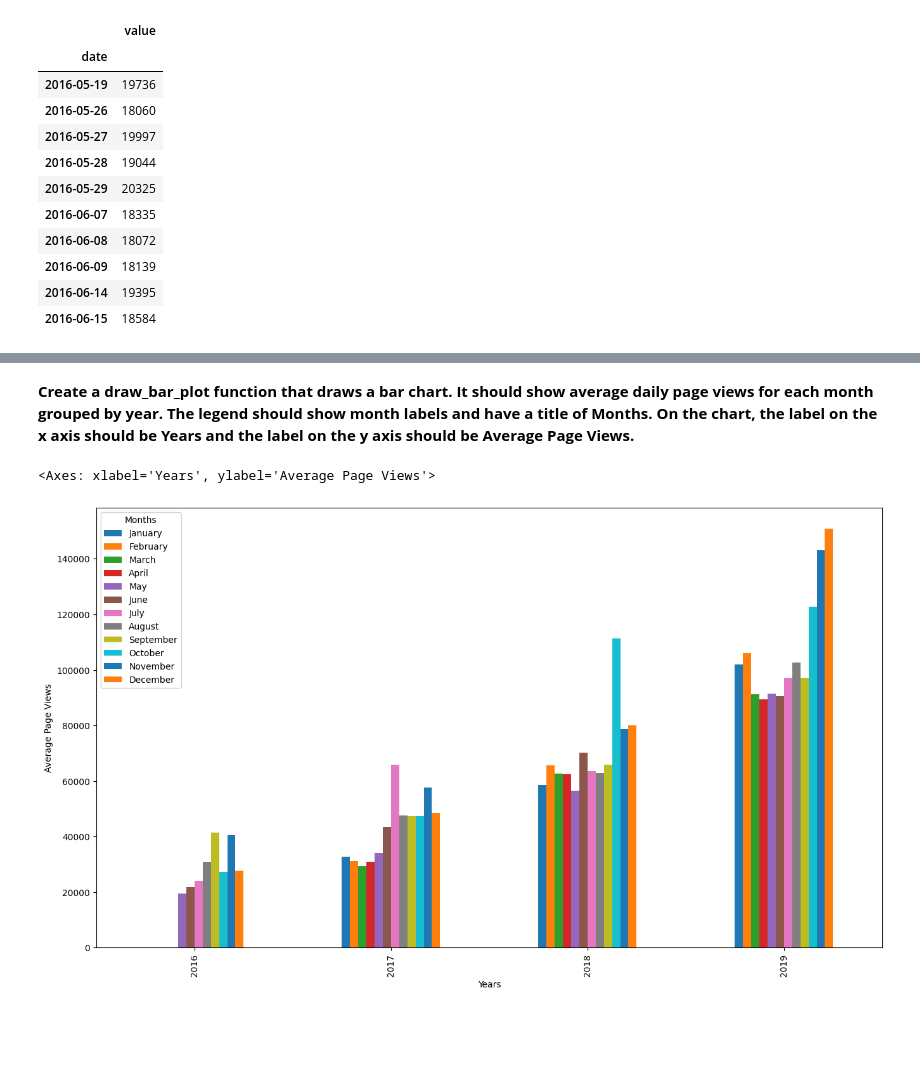
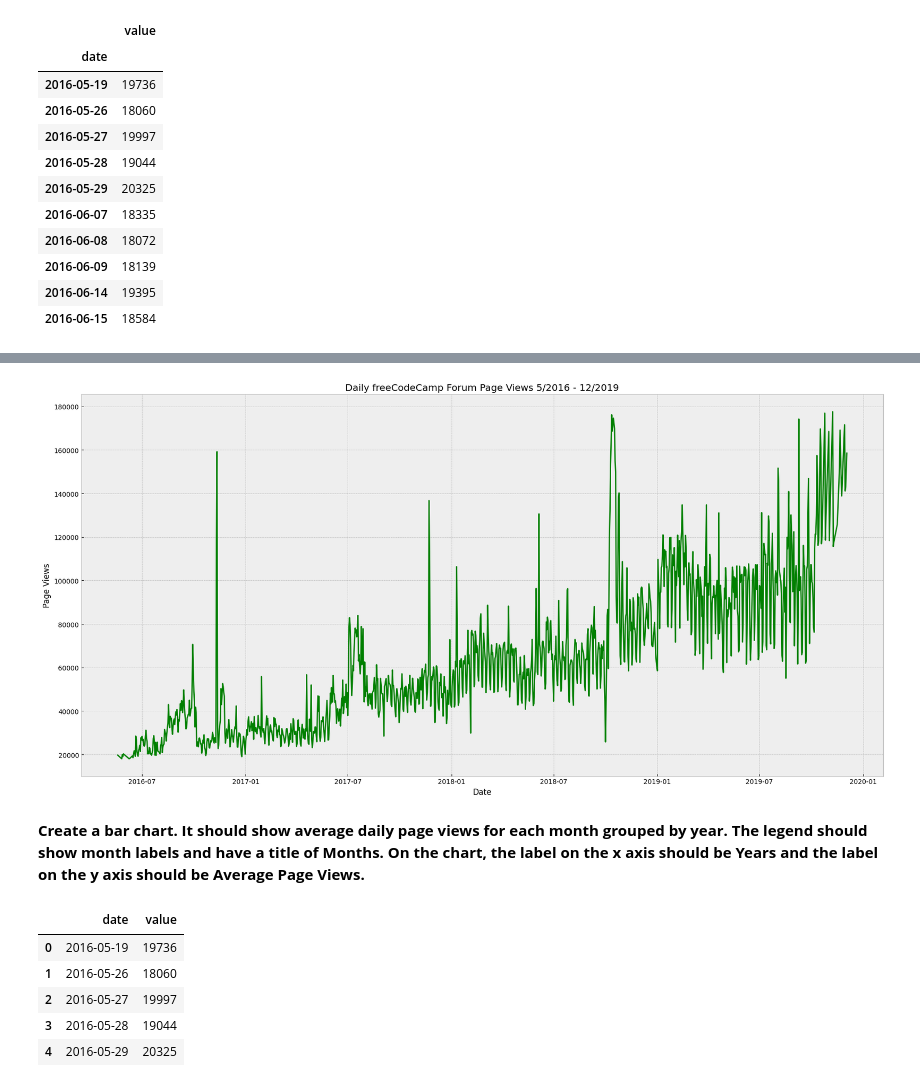
Before and after one commit to mfernandezzz/Data-Analysis-Projects, a Jupyter notebook: page_view_time_series_visualizer.ipynb, the cells around one changed output, grey strips where cells are left out. Saved outputs shown, nothing was run; the diff lists cells and outputs as text; code cells hidden in the pictures; blank space fills up the shorter version.

```diff
--- a/page_view_time_series_visualizer.ipynb
+++ b/page_view_time_series_visualizer.ipynb
@@ -195,32 +194,33 @@ draw_line_plot()
+# %%
+plt.style.use('bmh')
+plt.figure(figsize=(18, 9))
+
+# axis
+x = df.index
+y = df['value']
+
+plt.plot(x, y, color='g')
+
+# labels
+plt.title('Daily freeCodeCamp Forum Page Views 5/2016 - 12/2019')
+plt.xlabel('Date')
+plt.ylabel('Page Views')
+
+plt.tight_layout()
+
+plt.savefig('line_plot.png')
+plt.show()
+# %% [output]
+[figure, added]
 # %% [markdown]
-**Create a draw_bar_plot function that draws a bar chart. It should show average daily page views for each month grouped by year. The legend should show month labels and have a title of Months. On the chart, the label on the x axis should be Years and the label on the y axis should be Average Page Views.**
+**Create a bar chart. It should show average daily page views for each month grouped by year. The legend should show month labels and have a title of Months. On the chart, the label on the x axis should be Years and the label on the y axis should be Average Page Views.**
-# %%
-def draw_bar_plot():
-  dfc = df.copy() #create a new variable with a copy of the original DataFrame
-
-  #modify the copy of the dataframe before create the monthly bar plot
-  dfc.reset_index(inplace=True) #reset the indexes
-  dfc['year'] = pd.DatetimeIndex(dfc['date']).year #get the years from the column date and assign to a column named 'year'
-  dfc['month'] = pd.DatetimeIndex(dfc['date']).month_name() #get month names from the column date and assign to a column named 'month'
-
-  #regroup and organizing the dataframe in a new variable
-  dfc_grouped = dfc.groupby(['year', 'month'])['value'].mean() #get the mean value of visits per month
-  dfc_grouped = dfc_grouped.unstack(level='month') #unstack method for handle Series with multi index (year and month)
-  #specify the order of months
-  month_order = ['January', 'February', 'March', 'April', 'May', 'June', 'July', 'August', 'September', 'October', 'November', 'December']
-  dfc_grouped = dfc_grouped[month_order] #assign the order of months to the variable
-
-  #create a new variable for the bar plot
-  fig = dfc_grouped.plot(kind='bar', figsize=(16, 9), legend=True)
-  plt.xlabel('Years')
-  plt.ylabel('Average Page Views')
-  plt.legend(title='Months', loc='upper left')
-
-  #fig = fig.figure
-  #fig.savefig('year_months_bar_plot.png')
-  return fig
-
-draw_bar_plot()
-# %% [output]
-<Axes: xlabel='Years', ylabel='Average Page Views'>
-[figure, removed]
+# %%
+dfc = df.copy().reset_index()
+dfc.head()
+# %% [output]
+|  | date | value |
+| 0 | 2016-05-19 | 19736 |
+| 1 | 2016-05-26 | 18060 |
+| 2 | 2016-05-27 | 19997 |
+| 3 | 2016-05-28 | 19044 |
+| 4 | 2016-05-29 | 20325 |
```
Also changed, not shown: parts of 31 cells of this notebook.
